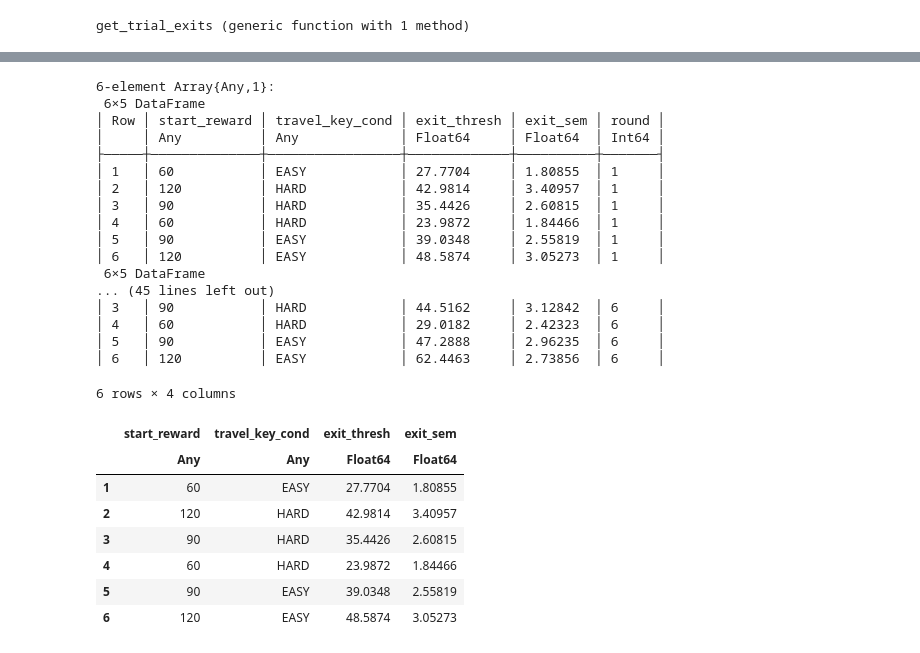
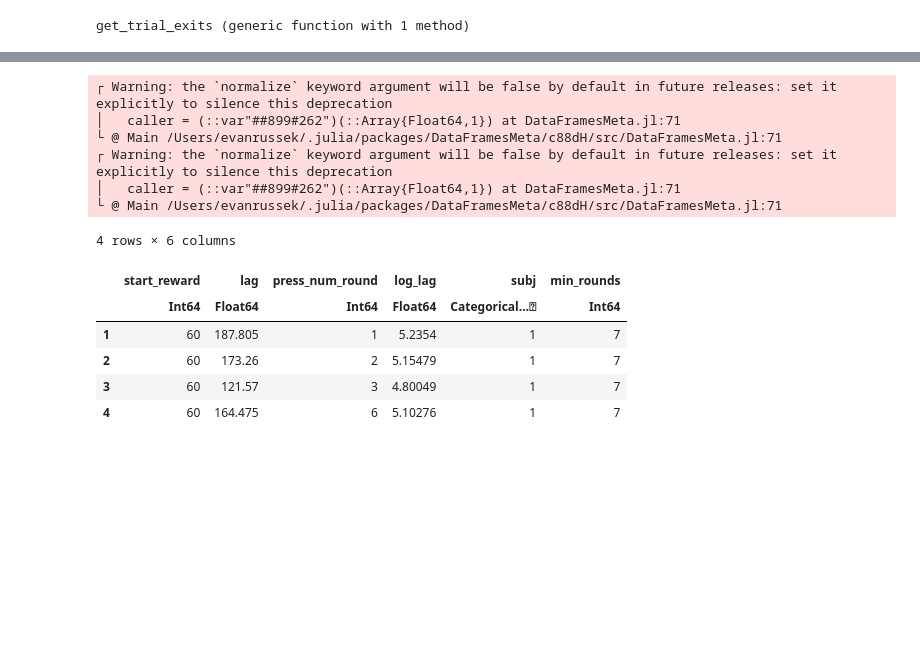
Before and after one commit to evanrussek/forage_jsp, a Jupyter notebook: analysis/look_at_byround.ipynb, the cells around one changed output, grey strips where cells are left out. Drawn from its saved outputs; the diff is of its cells as text; code cells hidden in the pictures; blank space fills up the shorter version.

```diff
--- a/analysis/look_at_byround.ipynb
+++ b/analysis/look_at_byround.ipynb
@@ -263,32 +202,42 @@ Plot(...)
-# %%
-all_round_group_exit_data
-# %% [output]
-6-element Array{Any,1}:
- 6×5 DataFrame
-│ Row │ start_reward │ travel_key_cond │ exit_thresh │ exit_sem │ round │
-│     │ Any          │ Any             │ Float64     │ Float64  │ Int64 │
-├─────┼──────────────┼─────────────────┼─────────────┼──────────┼───────┤
-│ 1   │ 60           │ EASY            │ 27.7704     │ 1.80855  │ 1     │
-│ 2   │ 120          │ HARD            │ 42.9814     │ 3.40957  │ 1     │
-│ 3   │ 90           │ HARD            │ 35.4426     │ 2.60815  │ 1     │
-│ 4   │ 60           │ HARD            │ 23.9872     │ 1.84466  │ 1     │
-│ 5   │ 90           │ EASY            │ 39.0348     │ 2.55819  │ 1     │
-│ 6   │ 120          │ EASY            │ 48.5874     │ 3.05273  │ 1     │
- 6×5 DataFrame
-... (45 lines left out)
-│ 3   │ 90           │ HARD            │ 44.5162     │ 3.12842  │ 6     │
-│ 4   │ 60           │ HARD            │ 29.0182     │ 2.42323  │ 6     │
-│ 5   │ 90           │ EASY            │ 47.2888     │ 2.96235  │ 6     │
-│ 6   │ 120          │ EASY            │ 62.4463     │ 2.73856  │ 6     │
-# %%
-r1g_exit_data
-# %% [output]
-6 rows × 4 columns
-|  | start_reward | travel_key_cond | exit_thresh | exit_sem |
-|  | Any | Any | Float64 | Float64 |
-| 1 | 60 | EASY | 27.7704 | 1.80855 |
-| 2 | 120 | HARD | 42.9814 | 3.40957 |
-| 3 | 90 | HARD | 35.4426 | 2.60815 |
-| 4 | 60 | HARD | 23.9872 | 1.84466 |
-| 5 | 90 | EASY | 39.0348 | 2.55819 |
-| 6 | 120 | EASY | 48.5874 | 3.05273 |
+# %%
+# now do the same thing, but for lag
+
+lag_data = @select(cdata, :s_num, :travel_key_cond, :start_reward,
+ :phase, :trial_num, :lag, :correct_key, :round, :reward_true, :press_num)
+
+#showtable(lag_data)
+
+ ## remove first press
+lag_data = by(lag_data, [:s_num, :trial_num, :round, :phase],
+    df -> df[2:end,[:travel_key_cond, :start_reward, :lag,:press_num]]);
+# add press number
+lag_data = by(lag_data, [:s_num, :trial_num, :round, :phase],
+        df -> @transform(df[:,[:travel_key_cond, :start_reward, :lag]], press_num_round = 1:nrow(df)));
+
+# remove outliers
+lag_data = by(lag_data, :s_num,
+        df -> @where(df[:,[:trial_num, :round, :phase,
+        :travel_key_cond, :start_reward, :lag, :press_num_round]], .&(:lag .< median(:lag) + 3*mad(:lag),
+        :lag .> median(:lag) - 3*mad(:lag))));
+
+# compute log lag
+lag_data = @transform(lag_data, log_lag = log.(:lag));
+lag_data.subj = CategoricalArray(lag_data.s_num);
+
+lag_data = join(lag_data,min_round_subj_df, on = :s_num);
+
+lag_data[1:4,6:end]
+# %% [output]
+┌ Warning: the `normalize` keyword argument will be false by default in future releases: set it explicitly to silence this deprecation
+│   caller = (::var"##899#262")(::Array{Float64,1}) at DataFramesMeta.jl:71
+└ @ Main /Users/evanrussek/.julia/packages/DataFramesMeta/c88dH/src/DataFramesMeta.jl:71
+┌ Warning: the `normalize` keyword argument will be false by default in future releases: set it explicitly to silence this deprecation
+│   caller = (::var"##899#262")(::Array{Float64,1}) at DataFramesMeta.jl:71
+└ @ Main /Users/evanrussek/.julia/packages/DataFramesMeta/c88dH/src/DataFramesMeta.jl:71
+4 rows × 6 columns
+|  | start_reward | lag | press_num_round | log_lag | subj | min_rounds |
+|  | Int64 | Float64 | Int64 | Float64 | Categorical…⍰ | Int64 |
+| 1 | 60 | 187.805 | 1 | 5.2354 | 1 | 7 |
+| 2 | 60 | 173.26 | 2 | 5.15479 | 1 | 7 |
+| 3 | 60 | 121.57 | 3 | 4.80049 | 1 | 7 |
+| 4 | 60 | 164.475 | 6 | 5.10276 | 1 | 7 |
```
Also changed, not shown: parts of 12 cells of this notebook, 12 other files.
